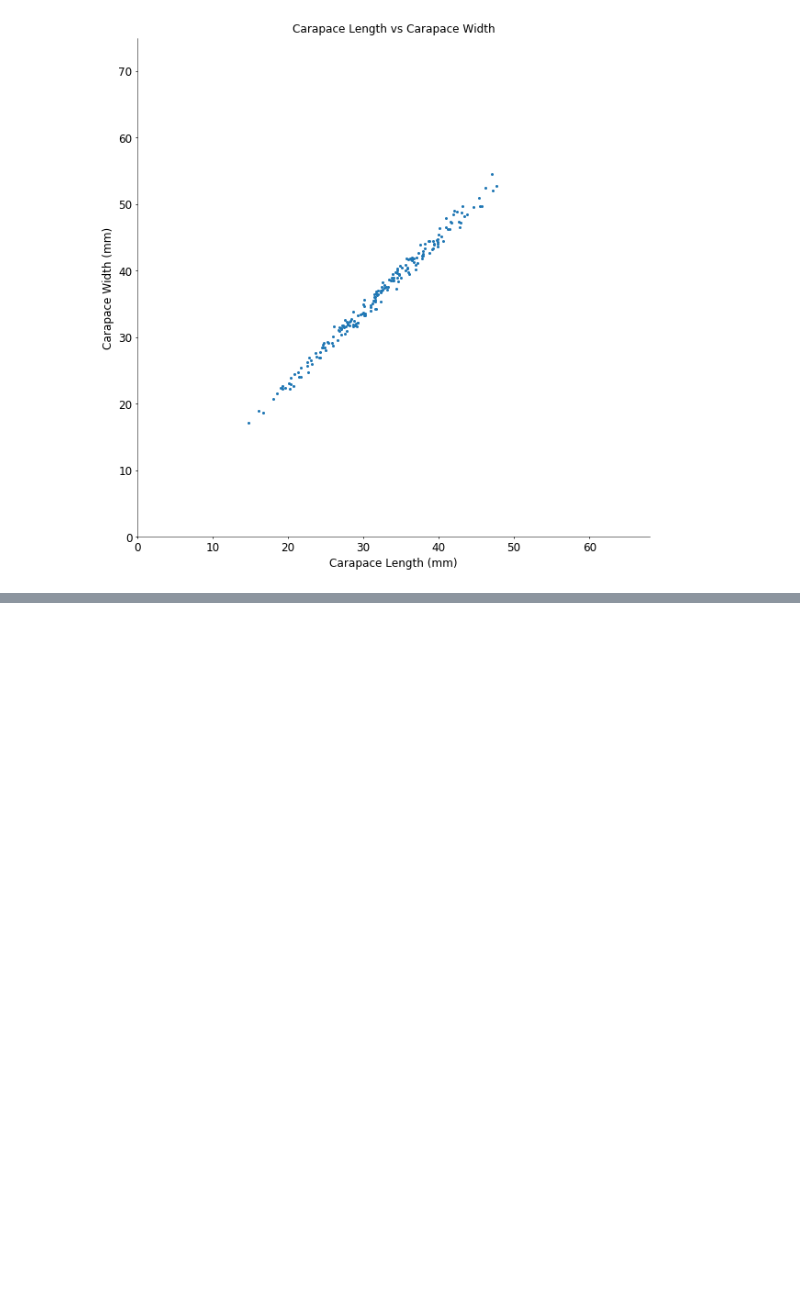
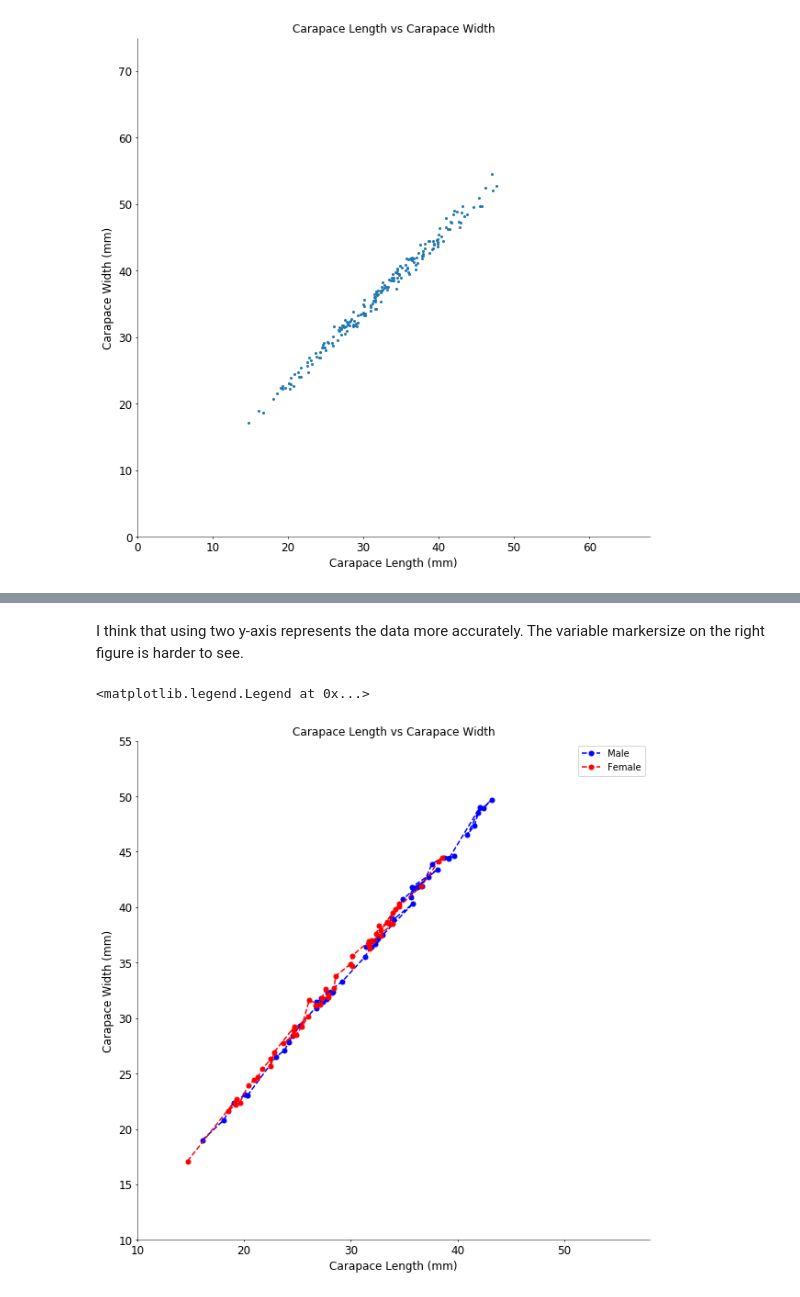
Before and after one commit to maismin/CSC59969S17HW2, a Jupyter notebook: prob1/prob1.ipynb, the cells around one changed output, grey strips where cells are left out. Cells and saved outputs as stored; diff of their text form; code cells hidden in the pictures; blank space fills up the shorter version.

```diff
--- a/prob1/prob1.ipynb
+++ b/prob1/prob1.ipynb
@@ -98,0 +131,47 @@ ax1.legend(loc='upper right')
+# %% [markdown]
+I think that using two y-axis represents the data more accurately. The variable markersize on the right figure is harder to see.
+# %%
+d = data[['sp','sex','cl','cw']]
+dBlueMale = d[0:49]
+dBlueFemale = d[50:99]
+
+# create figure
+fig = plt.figure(figsize=(10,10))
+
+# create grid of 1 row and 1 column
+gs = mpl.gridspec.GridSpec(1,1)
+
+# have only two spines visible and set properties
+ax = fig.add_subplot(gs[0])
+ax.spines['top'].set_visible(False)
+ax.spines['bottom'].set_linewidth(.5)
+ax.xaxis.set_ticks_position('bottom')
+
+ax.spines['right'].set_visible(False)
+ax.spines['left'].set_linewidth(0.5)
+ax.yaxis.set_ticks_position('left')
+
+# set tick properties
+ax.xaxis.set_tick_params('major', length=2, labelsize=12)
+ax.yaxis.set_tick_params('major', length=2, labelsize=12)
+
+# set axis limits
+ax.set_xlim((10, round(cl.max()+10)))
+ax.set_ylim((10, round(cw.max())))
+
+# scale view so show all datapoints
+ax.autoscale_view()
+
+# set labels
+ax.set_xlabel('Carapace Length (mm)', fontsize=12, family='sans-serif')
+ax.set_ylabel('Carapace Width (mm)', fontsize=12, family='sans-serif')
+
+ax.set_title('Carapace Length vs Carapace Width')
+
+# plot data
+ax.plot(dBlueMale['cl'], dBlueMale['cw'], marker='.', markersize=10, linestyle='--', color='b')
+ax.plot(dBlueFemale['cl'], dBlueFemale['cw'], marker='.', markersize=10, linestyle='--', color='r')
+ax.legend(['Male','Female'])
+# %% [output]
+<matplotlib.legend.Legend at 0x...>
+[figure, added]
```
Also changed, not shown: parts of 1 cell of this notebook, 1 other file.
